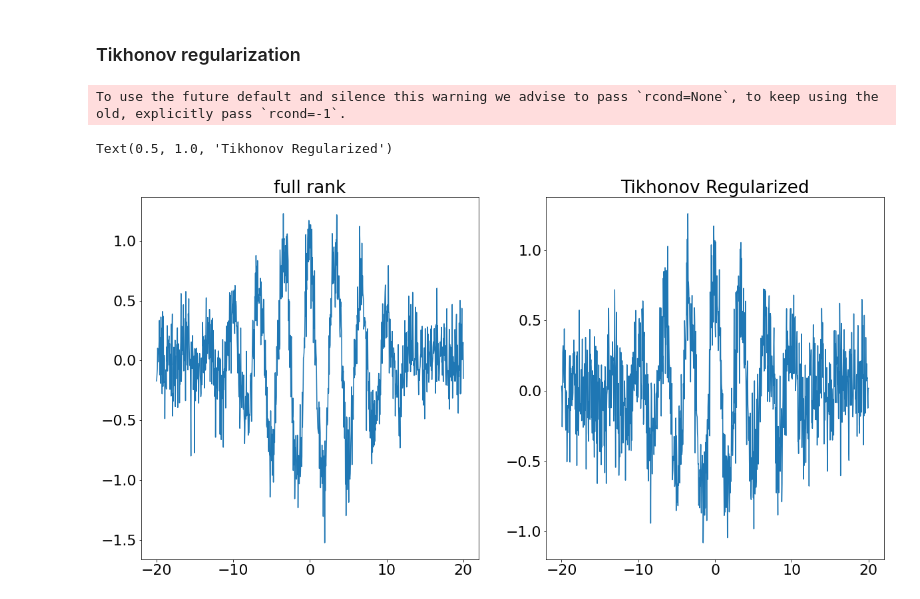
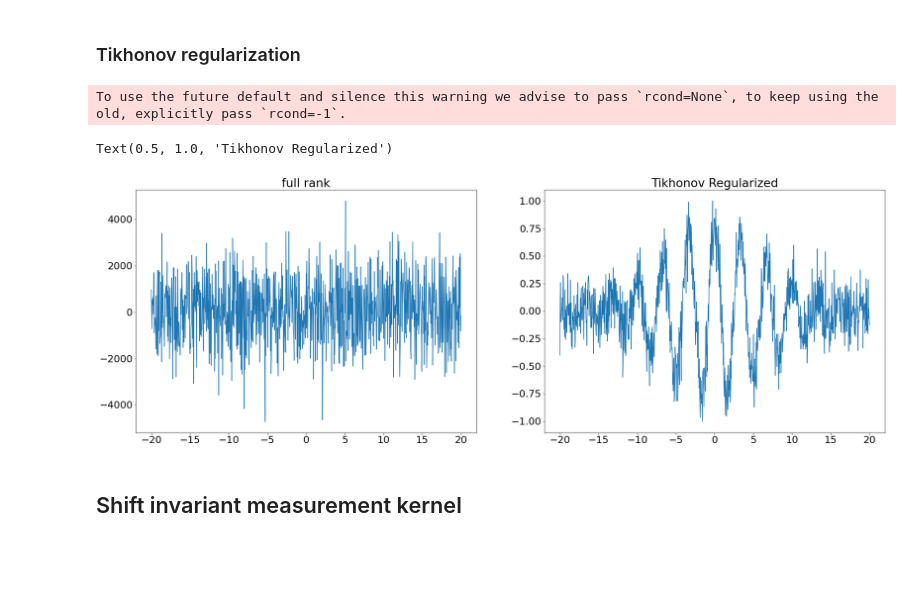
Before and after one commit to djbradyAtOpticalSciencesArizona/computationalImaging, a Jupyter notebook: inverseProblems/linearRegression.ipynb, the cells around one changed output. Saved outputs shown, nothing was run; the diff lists cells and outputs as text; code cells hidden in the pictures; blank space fills up the shorter version.

```diff
--- a/inverseProblems/linearRegression.ipynb
+++ b/inverseProblems/linearRegression.ipynb
@@ -264,32 +268,34 @@ Text(0.5, 1.0, '700 elements')
 # %%
 
 #
 # We are considering measurements of length 1024 spectra using $m\times 1024 $ random matricies
 #
 R=1024
 noiseLevel=.2
 lpam=1
 H=np.random.random((R,1024))-.5
 u, lam, vh = np.linalg.svd(H)
 badRank=800
 H=np.matmul(np.matmul(u[:,0:badRank],np.diag(lam[0:badRank])),vh[0:badRank,:])+0.05*np.matmul(np.matmul(u[:,badRank:1024],np.diag(lam[badRank:1024])),vh[badRank:1024,:])
 xD=np.linspace(-20,20,1024)
 fSig=np.exp(-xD**2/100)*np.cos(2*np.pi*xD*0.3)
 #
 #
 plt.subplot(1,2,1)
-fe=np.linalg.lstsq(H, np.matmul(H,fSig+noiseLevel*np.random.normal(scale=1,size=(1024))))[0]
+fe=np.linalg.lstsq(H, np.matmul(H,fSig)+noiseLevel*np.random.normal(scale=1,size=(1024)))[0]
 plt.plot(xD,fe)
 plt.title('full rank')
 plt.subplot(1,2,2)
 reduceRank=800
-fe=np.matmul(np.matmul(np.linalg.pinv(np.matmul(np.transpose(H),H)+lpam**2*np.eye(1024)),np.transpose(H)), (np.matmul(H,fSig+noiseLevel*np.random.normal(scale=1,size=(1024)))))
+fe=np.matmul(np.matmul(np.linalg.pinv(np.matmul(np.transpose(H),H)+lpam**2*np.eye(1024)),np.transpose(H)), (np.matmul(H,fSig)+noiseLevel*np.random.normal(scale=1,size=(1024))))
 plt.plot(xD,fe)
 plt.title('Tikhonov Regularized')
 # %% [output]
 To use the future default and silence this warning we advise to pass `rcond=None`, to keep using the old, explicitly pass `rcond=-1`.
 Text(0.5, 1.0, 'Tikhonov Regularized')
-[figure, old version]
+[figure, new version]
+# %% [markdown]
+## Shift invariant measurement kernel
 # %%
 plt.rcParams['figure.figsize'] = [20, 15]
 c=np.zeros(1024)
```
Also changed, not shown: parts of 8 cells of this notebook.
